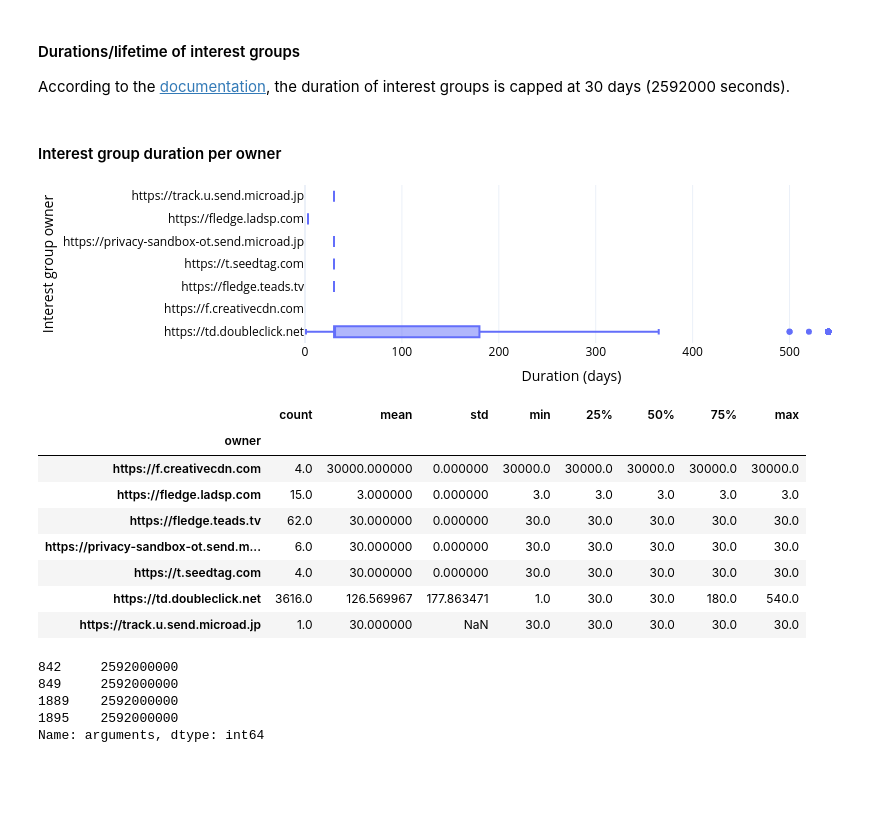
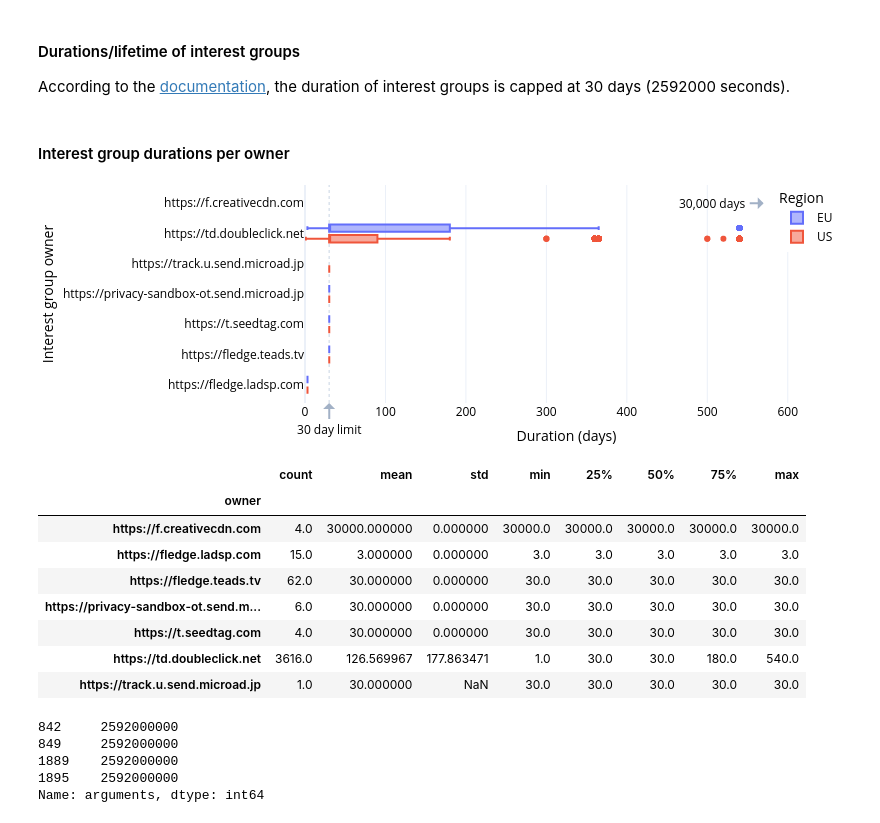
Before and after one commit to MichielP1807/tracker-radar-collector, a Jupyter notebook: post-processing/analysis.ipynb, the cells around one changed output. Drawn from its saved outputs; the diff is of its cells as text; code cells hidden in the pictures; blank space fills up the shorter version.

```diff
--- a/post-processing/analysis.ipynb
+++ b/post-processing/analysis.ipynb
@@ -19,10 +20,12 @@ green = px.colors.qualitative.Plotly[2]
 def printMD(txt):
     display_markdown(txt, raw=True)
 # %%
-import copy
+# Modified plotly template based on the standard plotly_white template
 my_template = copy.deepcopy(pio.templates["plotly_white"])
 my_template.layout.margin = dict(l=0, b=0, r=0, t=0, pad=0)
 my_template.layout.font.color = "black"
+my_template.layout.annotationdefaults = dict(font=dict(color="black"))
+my_template.layout.shapedefaults.line.color = "black"
 my_template.layout.legend.xanchor = "right"
 my_template.layout.legend.yanchor = "top"
 pio.templates.default = my_template
@@ -499,7 +630,7 @@ join_calls["arguments"] = join_calls["arguments"].map(ast.literal_eval) # they w
 seconds_to_days = 1 / (60 * 60 * 24)
 join_calls["duration"] = join_calls["arguments"].apply(lambda arg: int(arg["1"]) * seconds_to_days)
 
-for subArg in ["owner", "name"]:
+for subArg in ["owner", "name", "dailyUpdateUrl"]:
     join_calls[subArg] = join_calls["arguments"].apply(lambda arg: arg["0"].get(subArg))
 
 for subArg in ["ads", "adComponents"]:
@@ -533,0 +715,5 @@ join_calls.groupby("owner")["finalUrlFld"].describe().sort_values(by="unique", a
+# %%
+old_max = pd.options.display.max_colwidth
+pd.options.display.max_colwidth = 100
+display(join_calls.groupby("owner")["name"].unique())
+pd.options.display.max_colwidth = old_max
@@ -537,21 +733,41 @@ According to the [documentation](https://developer.chrome.com/docs/privacy-sandb
 # %%
 fig = join_calls.boxplot(
     x = "duration",
     y = "owner",
+    color = "region",
     # title = "Interest group duration per owner",
     labels = {
         "owner": "Interest group owner",
-        "duration": "Duration (days)"
-    }
+        "duration": "Duration (days)",
+        "region": "Region",
+    },
+    category_orders={"region": ["EU", "US"]},
 )
-fig.update(layout_xaxis_range = [0, 550]) # otherwise creativecdn.com ruins our plot
-printMD("#### Interest group duration per owner")
-display(Image(fig.to_image(format="png", width=800, height=200)))
+fig.update(layout_xaxis_range = [0, 650]) # otherwise creativecdn.com ruins our plot
+fig.update_yaxes(categoryorder="max descending", autorange="reversed")
+fig.add_vline(x=30, line_width=1, line_dash="dot", line_color="#c8d4e3", layer="below",
+              annotation_position="bottom", annotation = dict(
+                  showarrow = True,
+                  arrowcolor="#a2b1c6",
+                  ax = 0,
+                  ay = 16,
+                  text="30 day limit",
+              ))
+fig.add_annotation(x=570, y=0, ax=-50, ay=0,
+            text="30,000 days ",
+            align="right",
+            showarrow=True,
+            arrowcolor="#a2b1c6",
+            arrowhead=1)
+
+printMD("#### Interest group durations per owner")
+fig.write_image("../../mt-latex/figures/interest-group-durations.pdf", width=800, height=260)
+display(Image(fig.to_image(format="png", width=800, height=260)))
 
 display(join_calls.groupby("owner")["duration"].describe())
 # %% [output]
-#### Interest group duration per owner
+#### Interest group durations per owner
-[figure, old version]
+[figure, new version]
 |  | count | mean | std | min | 25% | 50% | 75% | max |
 | owner |  |  |  |  |  |  |  |  |
 | https://f.creativecdn.com | 4.0 | 30000.000000 | 0.000000 | 30000.0 | 30000.0 | 30000.0 | 30000.0 | 30000.0 |
```
Also changed, not shown: parts of 39 cells of this notebook, 1 other file.
